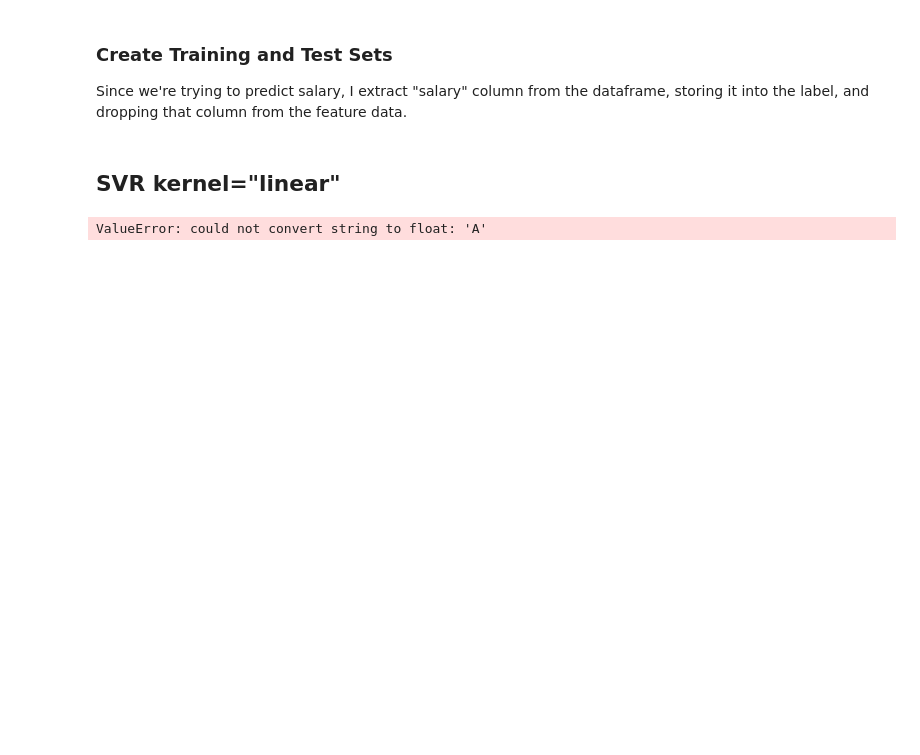
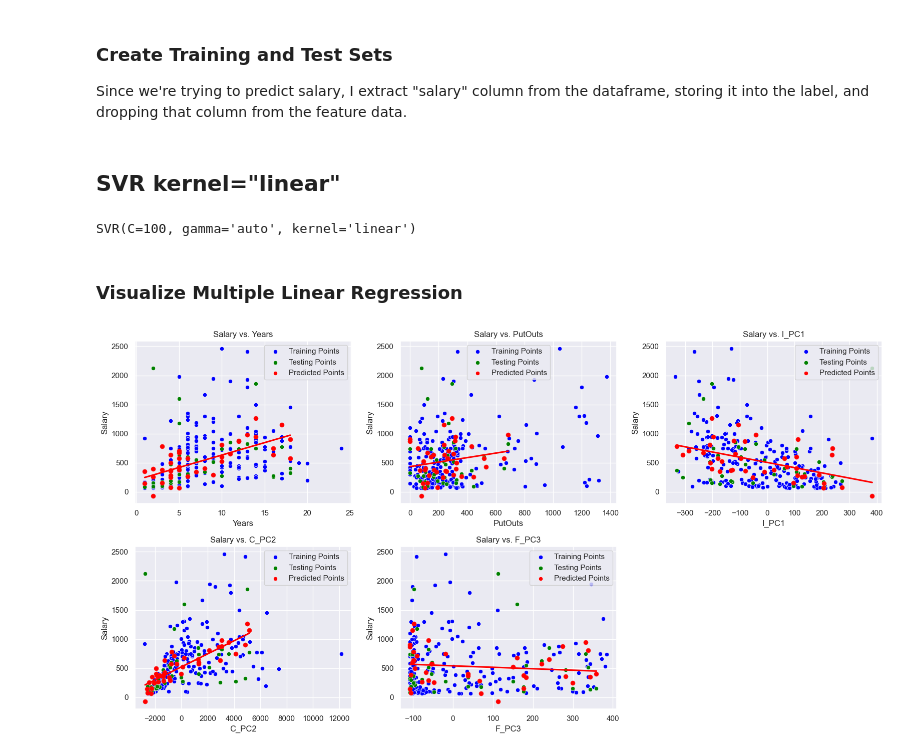
Before and after one commit to hassledw/DecisionTreeRFBlog, a Jupyter notebook: RegressionBlog/regression.ipynb, the cells around one changed output. Cells and saved outputs as stored; diff of their text form; code cells hidden in the pictures; blank space fills up the shorter version.

Commit message:
added linear regression plots

```diff
--- a/RegressionBlog/regression.ipynb
+++ b/RegressionBlog/regression.ipynb
@@ -55,8 +55,20 @@ indstat_df_pca = pca_indstat.fit_transform(indstat_df)
 fieldstat_df_pca = pca_fieldstat.fit_transform(fieldstat_df)
 
 df_reduced = df.drop(columns=["AtBat", "Hits", "HmRun", "Runs", "RBI", "Walks", "CAtBat", "CHits", "CHmRun", "CRuns", "CRBI", "CWalks", "Assists", "Errors"])
+df_reduced = df_reduced.drop(columns=["League", "NewLeague", "Division"])
 df_reduced["I_PC1"] = indstat_df_pca
 df_reduced["C_PC2"] = custat_df_pca
 df_reduced["F_PC3"] = fieldstat_df_pca
+
+# label_mapping_an = {'A': 0, 'N': 1}
+# label_mapping_div = {'E': 0, 'W': 1}
+
+
+# # Apply label encoding to the 'Category' column
+# df_reduced['League'] = df_reduced['League'].map(label_mapping_an)
+# df_reduced['NewLeague'] = df_reduced['NewLeague'].map(label_mapping_an)
+# df_reduced['Division'] = df_reduced['Division'].map(label_mapping_div)
+df_reduced.dropna(axis=0, inplace=True)
+
 print(df_reduced)
 # %% [output]
@@ -103,4 +111,28 @@ X_train, X_test, y_train, y_test = train_test_split(X, y, test_size=0.15, random
 svr_lin = SVR(kernel="linear", C=100, gamma="auto")
 svr_lin.fit(X_train, y_train)
 # %% [output]
-ValueError: could not convert string to float: 'A'
+SVR(C=100, gamma='auto', kernel='linear')
+# %%
+y_pred = svr_lin.predict(X_test)
+# %% [markdown]
+### Visualize Multiple Linear Regression
+# %%
+plt.figure(figsize=(16, 12))
+independent_variables = X_train.columns
+dependent_variable = "Salary"
+X_test_numpy = X_test.to_numpy()
+for i, col in enumerate(independent_variables, 1):
+    plt.subplot(3, 3, i)
+    sns.scatterplot(data=X_train, x=col, y=y_train, color='blue', label='Training Points')
+    sns.scatterplot(data=X_test, x=col, y=y_test, color='green', label='Testing Points')
+    sns.scatterplot(data=X_test, x=col, y=y_pred, color='red', label='Predicted Points')
+    sns.regplot(x=X_test[col],y=y_pred,ci=None,color ='red')
+
+    plt.title(f'{dependent_variable} vs. {col}')
+    plt.xlabel(col)
+    plt.ylabel(dependent_variable)
+
+plt.tight_layout()
+plt.show()
+# %% [output]
+[figure, added]
```
Also changed, not shown: parts of 5 cells of this notebook.
